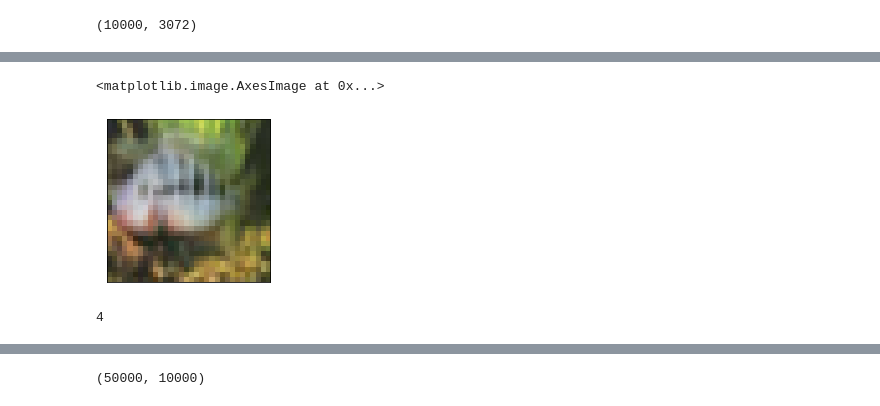
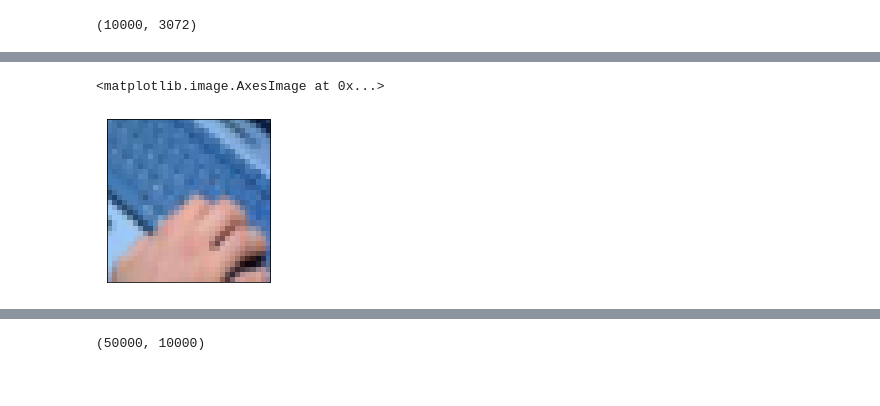
Before and after one commit to psmouli14/final_project, a Jupyter notebook: Cifar_prototype_reptile.ipynb, the cells around one changed output, grey strips where cells are left out. Saved outputs shown, nothing was run; the diff lists cells and outputs as text; code cells hidden in the pictures.

```diff
--- a/Cifar_prototype_reptile.ipynb
+++ b/Cifar_prototype_reptile.ipynb
@@ -115,12 +72,8 @@ array([[[1.        , 1.        , 1.        ],
 # %%
 plt.figure(figsize=(6,3))
 plt.xticks([])
 plt.yticks([])
-plt.imshow(train_images[4])
+plt.imshow(train_images[10])
 # %% [output]
 <matplotlib.image.AxesImage at 0x...>
-[figure, old version]
+[figure, new version]
-# %%
-print(train[b'fine_labels'][49000])
-# %% [output]
-4
```
Also changed, not shown: parts of 35 cells of this notebook.
